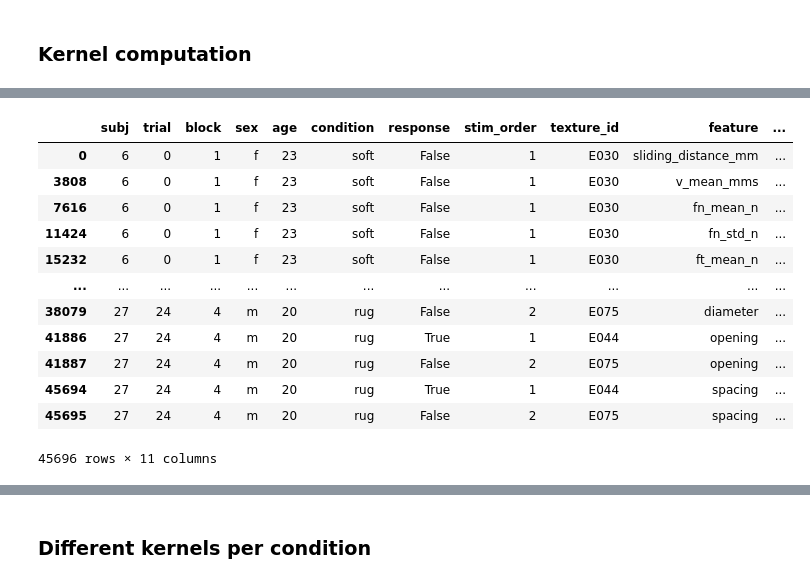
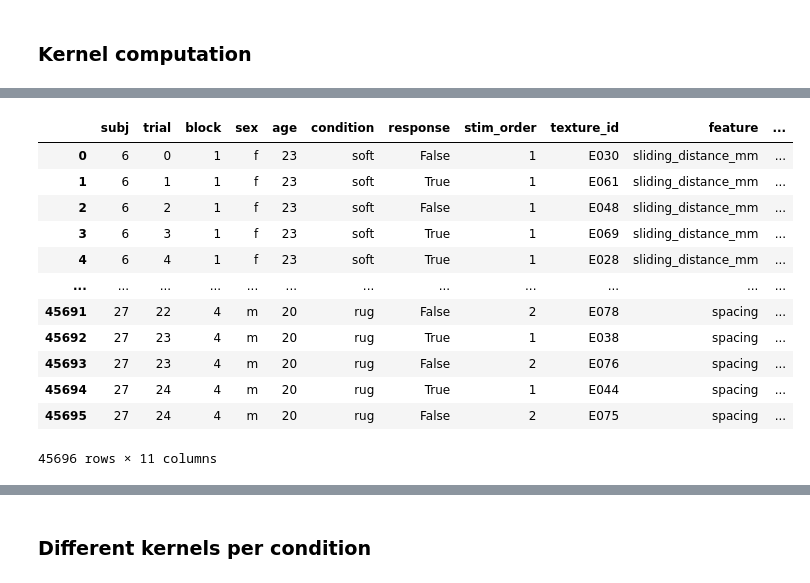
Before and after one commit to neuro-team-femto/revtact, a Jupyter notebook: analysis/analysis_beha_topo.ipynb, the cells around one changed output, grey strips where cells are left out. Cells and saved outputs as stored; diff of their text form; code cells hidden in the pictures.

```diff
--- a/analysis/analysis_beha_topo.ipynb
+++ b/analysis/analysis_beha_topo.ipynb
@@ -197,3 +195,6 @@ sns.pointplot(data=d.reset_index(), x='subj',y='trial')
 # remove practice block
 data_df = data_df[data_df.block.isin([1,2,3,4])]
 # data_df = data_df[data_df.practice==False]
+# %%
+data_df.reset_index(drop=True, inplace=True)
+data_df
@@ -778,18 +777,19 @@ data_melt = pd.melt(results_df,
                     'fn_std_n','ft_mean_n','ft_std_n','cof_mean','cof_std','rms_accelero_ms', 'diameter','opening','spacing'],
         var_name='feature')
 # %%
-data_melt.sort_values(by=['subj','trial','block'])
+data_melt.sort_values(by=['subj','block','trial'])
+data_melt
 # %% [output]
 |  | subj | trial | block | sex | age | condition | response | stim_order | texture_id | feature | ... |
 | 0 | 6 | 0 | 1 | f | 23 | soft | False | 1 | E030 | sliding_distance_mm | ... |
-| 3808 | 6 | 0 | 1 | f | 23 | soft | False | 1 | E030 | v_mean_mms | ... |
-| 7616 | 6 | 0 | 1 | f | 23 | soft | False | 1 | E030 | fn_mean_n | ... |
-| 11424 | 6 | 0 | 1 | f | 23 | soft | False | 1 | E030 | fn_std_n | ... |
-| 15232 | 6 | 0 | 1 | f | 23 | soft | False | 1 | E030 | ft_mean_n | ... |
+| 1 | 6 | 1 | 1 | f | 23 | soft | True | 1 | E061 | sliding_distance_mm | ... |
+| 2 | 6 | 2 | 1 | f | 23 | soft | False | 1 | E048 | sliding_distance_mm | ... |
+| 3 | 6 | 3 | 1 | f | 23 | soft | True | 1 | E069 | sliding_distance_mm | ... |
+| 4 | 6 | 4 | 1 | f | 23 | soft | True | 1 | E028 | sliding_distance_mm | ... |
 | ... | ... | ... | ... | ... | ... | ... | ... | ... | ... | ... | ... |
-| 38079 | 27 | 24 | 4 | m | 20 | rug | False | 2 | E075 | diameter | ... |
-| 41886 | 27 | 24 | 4 | m | 20 | rug | True | 1 | E044 | opening | ... |
-| 41887 | 27 | 24 | 4 | m | 20 | rug | False | 2 | E075 | opening | ... |
+| 45691 | 27 | 22 | 4 | m | 20 | rug | False | 2 | E078 | spacing | ... |
+| 45692 | 27 | 23 | 4 | m | 20 | rug | True | 1 | E038 | spacing | ... |
+| 45693 | 27 | 23 | 4 | m | 20 | rug | False | 2 | E076 | spacing | ... |
 | 45694 | 27 | 24 | 4 | m | 20 | rug | True | 1 | E044 | spacing | ... |
 | 45695 | 27 | 24 | 4 | m | 20 | rug | False | 2 | E075 | spacing | ... |
 45696 rows × 11 columns
```
Also changed, not shown: parts of 21 cells of this notebook, 2 other files.
